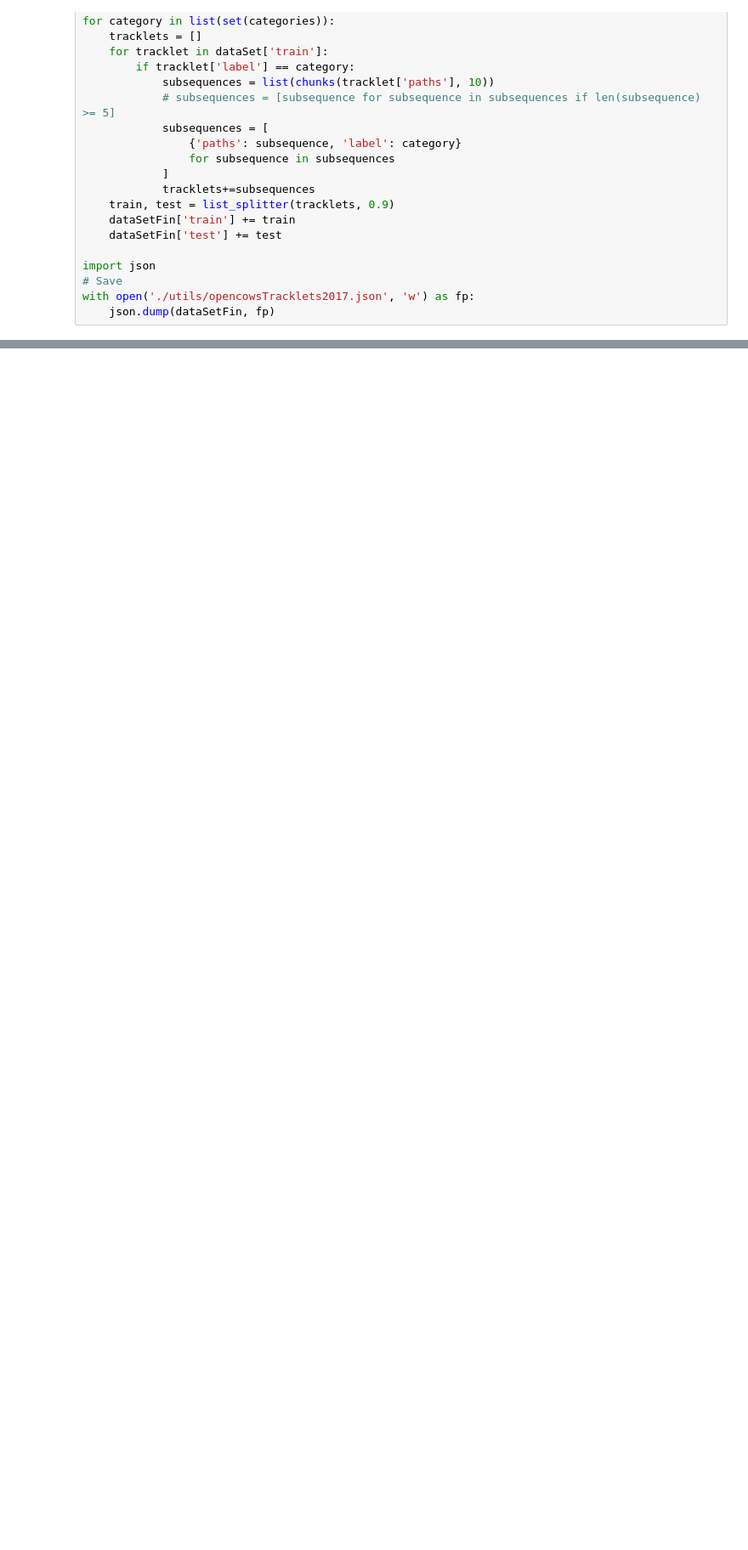
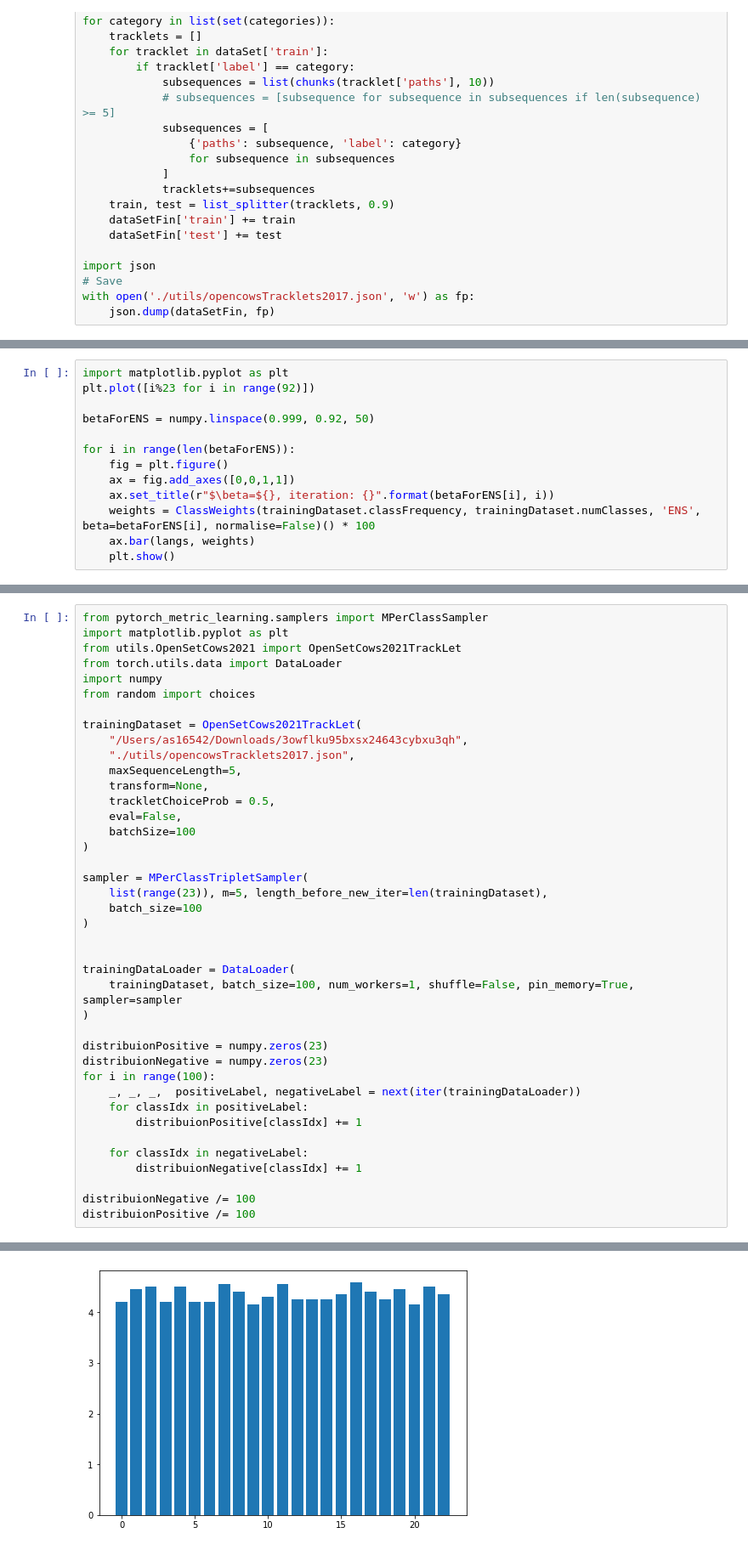
Before and after one commit to Asheeshkrsharma/Identification-OpenCows, a Jupyter notebook: 2021MakeData.ipynb, the cells around one changed output, grey strips where cells are left out. Shown at 85% size. Drawn from its saved outputs; the diff is of its cells as text; blank space fills up the shorter version.

```diff
--- a/2021MakeData.ipynb
+++ b/2021MakeData.ipynb
@@ -613,0 +544,13 @@ plt.plot([i%23 for i in range(92)])
+# %%
+import matplotlib.pyplot as plt
+plt.plot([i%23 for i in range(92)])
+
+betaForENS = numpy.linspace(0.999, 0.92, 50)
+
+for i in range(len(betaForENS)):
+    fig = plt.figure()
+    ax = fig.add_axes([0,0,1,1])
+    ax.set_title(r"$\beta=${}, iteration: {}".format(betaForENS[i], i))
+    weights = ClassWeights(trainingDataset.classFrequency, trainingDataset.numClasses, 'ENS', beta=betaForENS[i], normalise=False)() * 100
+    ax.bar(langs, weights)
+    plt.show()
@@ -613,0 +640,41 @@ plt.plot([i%23 for i in range(92)])
+# %%
+from pytorch_metric_learning.samplers import MPerClassSampler
+import matplotlib.pyplot as plt
+from utils.OpenSetCows2021 import OpenSetCows2021TrackLet
+from torch.utils.data import DataLoader
+import numpy
+from random import choices
+
+trainingDataset = OpenSetCows2021TrackLet(
+    "/Users/as16542/Downloads/3owflku95bxsx24643cybxu3qh",
+    "./utils/opencowsTracklets2017.json",
+    maxSequenceLength=5,
+    transform=None,
+    trackletChoiceProb = 0.5,
+    eval=False,
+    batchSize=100
+)
+
+sampler = MPerClassTripletSampler(
+    list(range(23)), m=5, length_before_new_iter=len(trainingDataset),
+    batch_size=100
+)
+
+
+trainingDataLoader = DataLoader(
+    trainingDataset, batch_size=100, num_workers=1, shuffle=False, pin_memory=True, sampler=sampler
+)
+
+distribuionPositive = numpy.zeros(23)
+distribuionNegative = numpy.zeros(23)
+for i in range(100):
+    _, _, _,  positiveLabel, negativeLabel = next(iter(trainingDataLoader))
+    for classIdx in positiveLabel:
+        distribuionPositive[classIdx] += 1
+
+    for classIdx in negativeLabel:
+        distribuionNegative[classIdx] += 1
+
+distribuionNegative /= 100
+distribuionPositive /= 100
+# %% [output]
@@ -613,0 +682 @@ plt.plot([i%23 for i in range(92)])
+[figure, added]
```
Also changed, not shown: parts of 17 cells of this notebook, 4 other files.
